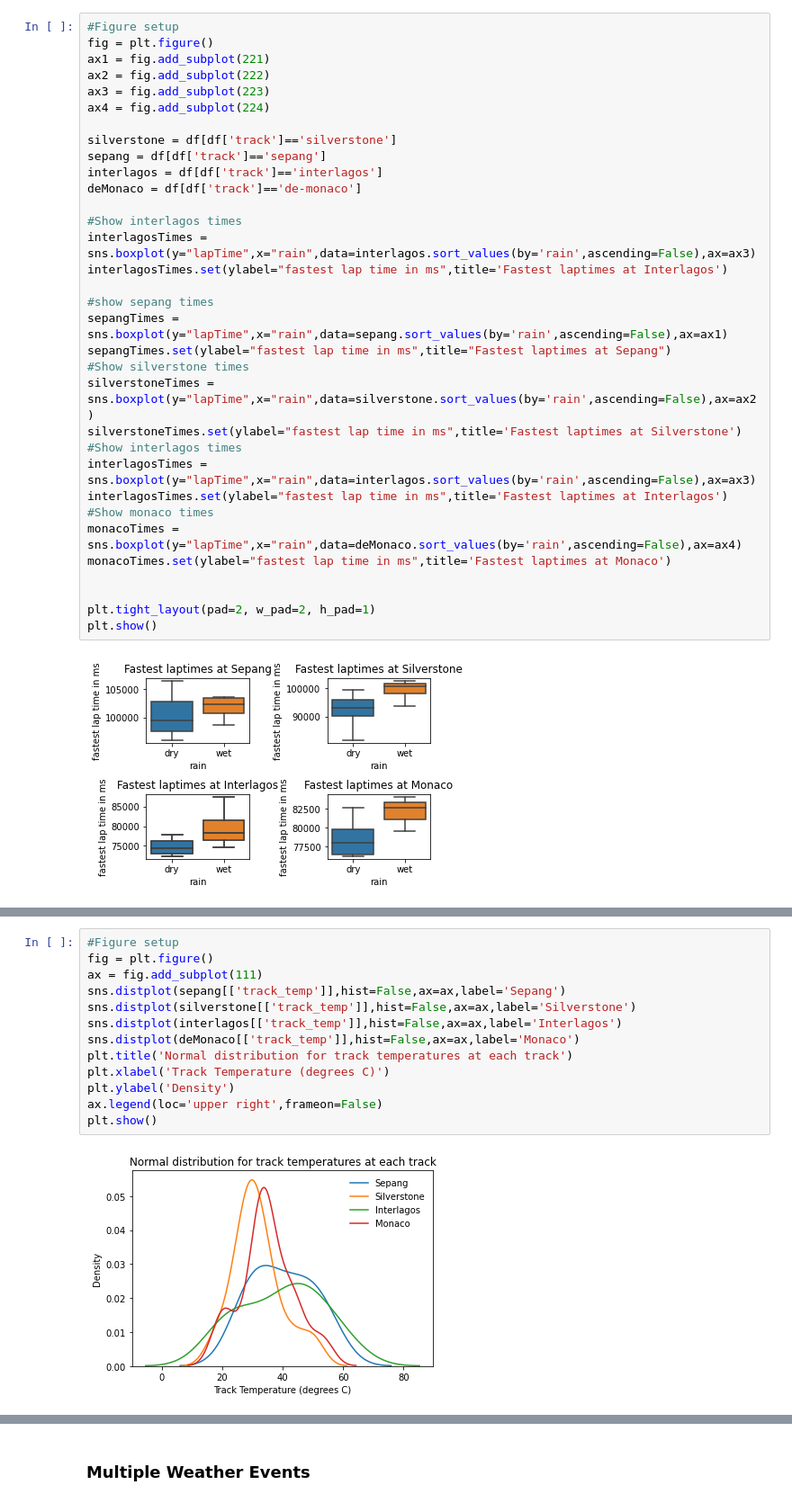
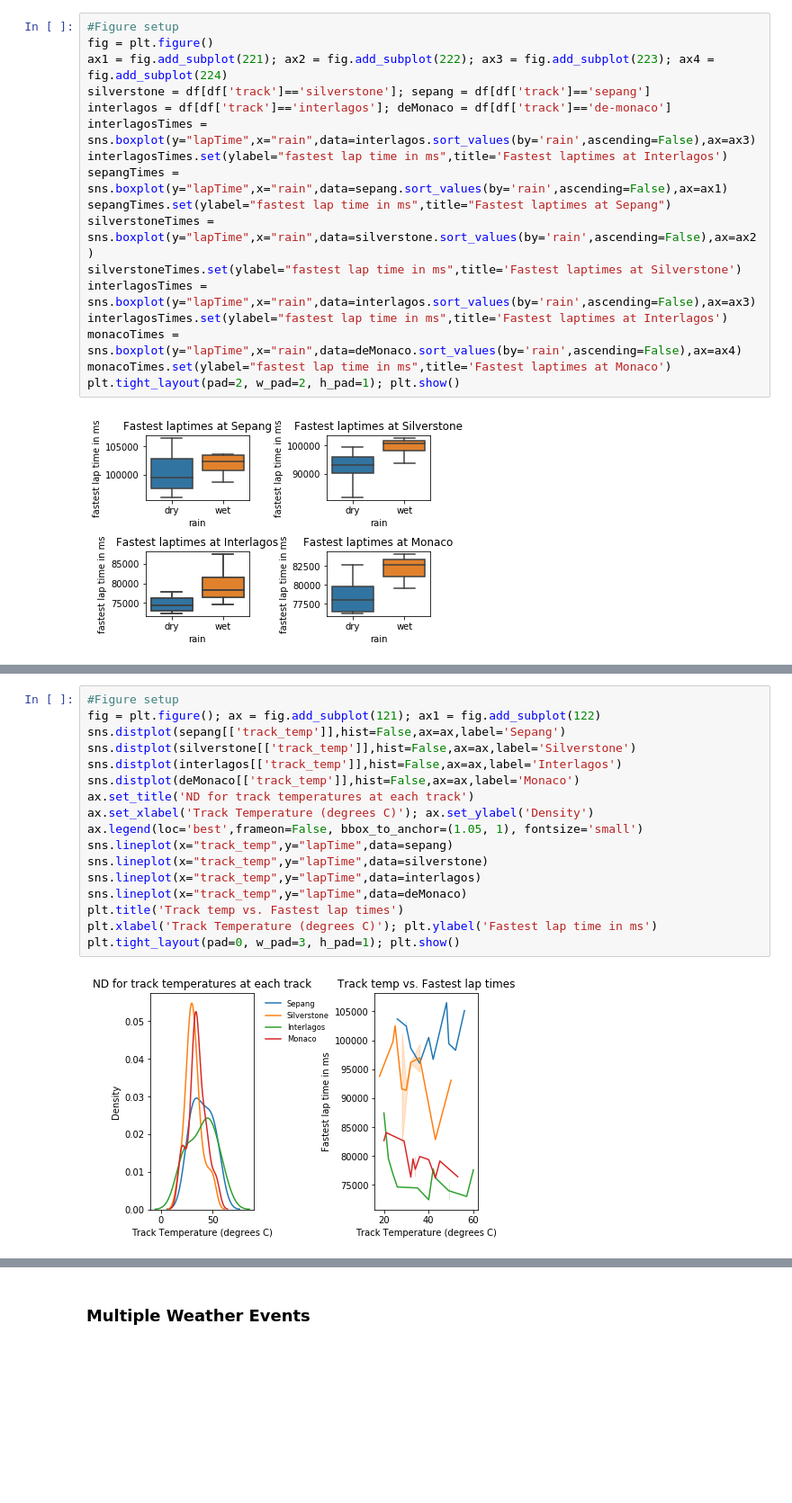
Before and after one commit to floeck/f1-weather-analysis, a Jupyter notebook: notebooks/V10FTW_Project.ipynb, the cells around one changed output, grey strips where cells are left out. Shown at 90% size. Drawn from its saved outputs; the diff is of its cells as text; blank space fills up the shorter version.

```diff
--- a/notebooks/V10FTW_Project.ipynb
+++ b/notebooks/V10FTW_Project.ipynb
@@ -388,36 +351,20 @@ plt.show()
 # %%
 #Figure setup
 fig = plt.figure()
-ax1 = fig.add_subplot(221)
-ax2 = fig.add_subplot(222)
-ax3 = fig.add_subplot(223)
-ax4 = fig.add_subplot(224)
-
-silverstone = df[df['track']=='silverstone']
-sepang = df[df['track']=='sepang']
-interlagos = df[df['track']=='interlagos']
-deMonaco = df[df['track']=='de-monaco']
-
-#Show interlagos times
+ax1 = fig.add_subplot(221); ax2 = fig.add_subplot(222); ax3 = fig.add_subplot(223); ax4 = fig.add_subplot(224)
+silverstone = df[df['track']=='silverstone']; sepang = df[df['track']=='sepang']
+interlagos = df[df['track']=='interlagos']; deMonaco = df[df['track']=='de-monaco']
 interlagosTimes = sns.boxplot(y="lapTime",x="rain",data=interlagos.sort_values(by='rain',ascending=False),ax=ax3)
 interlagosTimes.set(ylabel="fastest lap time in ms",title='Fastest laptimes at Interlagos')
-
-#show sepang times
 sepangTimes = sns.boxplot(y="lapTime",x="rain",data=sepang.sort_values(by='rain',ascending=False),ax=ax1)
 sepangTimes.set(ylabel="fastest lap time in ms",title="Fastest laptimes at Sepang")
-#Show silverstone times
 silverstoneTimes = sns.boxplot(y="lapTime",x="rain",data=silverstone.sort_values(by='rain',ascending=False),ax=ax2)
 silverstoneTimes.set(ylabel="fastest lap time in ms",title='Fastest laptimes at Silverstone')
-#Show interlagos times
 interlagosTimes = sns.boxplot(y="lapTime",x="rain",data=interlagos.sort_values(by='rain',ascending=False),ax=ax3)
 interlagosTimes.set(ylabel="fastest lap time in ms",title='Fastest laptimes at Interlagos')
-#Show monaco times
 monacoTimes = sns.boxplot(y="lapTime",x="rain",data=deMonaco.sort_values(by='rain',ascending=False),ax=ax4)
 monacoTimes.set(ylabel="fastest lap time in ms",title='Fastest laptimes at Monaco')
-
-
-plt.tight_layout(pad=2, w_pad=2, h_pad=1)
-plt.show()
+plt.tight_layout(pad=2, w_pad=2, h_pad=1); plt.show()
 # %% [output]
 [figure]
 # %% [markdown]
@@ -466,15 +381,19 @@ This will help give us an overview of the differences in the track temps at each
 # %%
 #Figure setup
-fig = plt.figure()
-ax = fig.add_subplot(111)
+fig = plt.figure(); ax = fig.add_subplot(121); ax1 = fig.add_subplot(122)
 sns.distplot(sepang[['track_temp']],hist=False,ax=ax,label='Sepang')
 sns.distplot(silverstone[['track_temp']],hist=False,ax=ax,label='Silverstone')
 sns.distplot(interlagos[['track_temp']],hist=False,ax=ax,label='Interlagos')
 sns.distplot(deMonaco[['track_temp']],hist=False,ax=ax,label='Monaco')
-plt.title('Normal distribution for track temperatures at each track')
-plt.xlabel('Track Temperature (degrees C)')
-plt.ylabel('Density')
-ax.legend(loc='upper right',frameon=False)
-plt.show()
+ax.set_title('ND for track temperatures at each track')
+ax.set_xlabel('Track Temperature (degrees C)'); ax.set_ylabel('Density')
+ax.legend(loc='best',frameon=False, bbox_to_anchor=(1.05, 1), fontsize='small')
+sns.lineplot(x="track_temp",y="lapTime",data=sepang)
+sns.lineplot(x="track_temp",y="lapTime",data=silverstone)
+sns.lineplot(x="track_temp",y="lapTime",data=interlagos)
+sns.lineplot(x="track_temp",y="lapTime",data=deMonaco)
+plt.title('Track temp vs. Fastest lap times')
+plt.xlabel('Track Temperature (degrees C)'); plt.ylabel('Fastest lap time in ms')
+plt.tight_layout(pad=0, w_pad=3, h_pad=1); plt.show()
 # %% [output]
-[figure, old version]
+[figure, new version]
```
Also changed, not shown: parts of 76 cells of this notebook.
